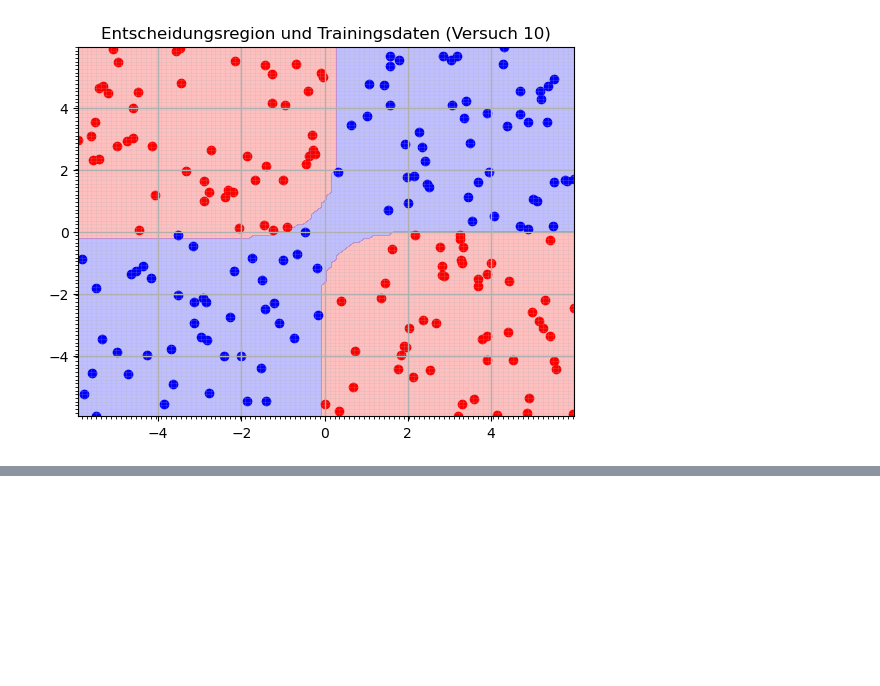
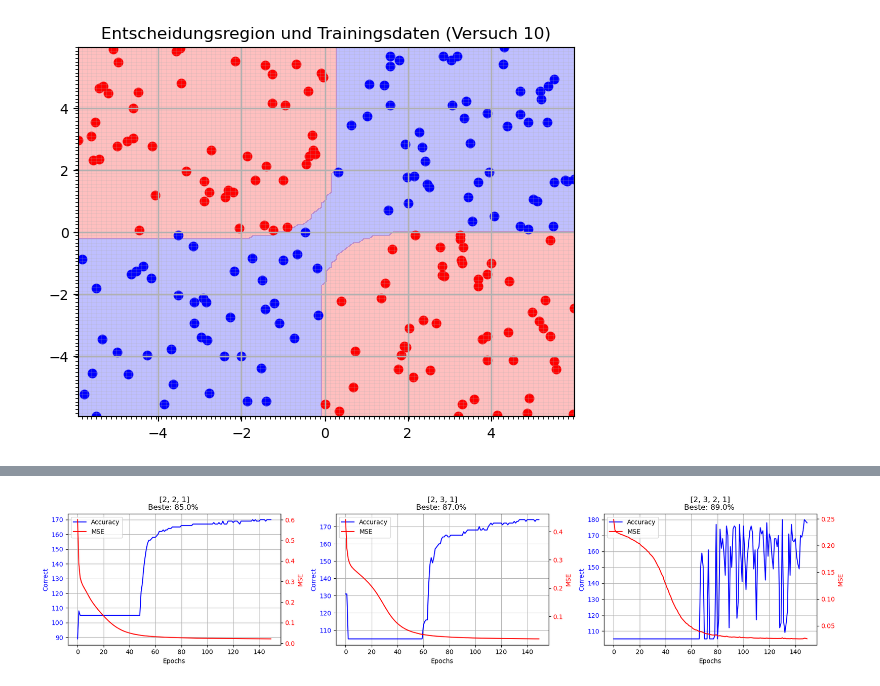
Before and after one commit to PhilNeu13/msi-dl, a Jupyter notebook: Exercise-1/03-mlp-tanh.ipynb, the cells around one changed output, grey strips where cells are left out. Saved outputs shown, nothing was run; the diff lists cells and outputs as text; code cells hidden in the pictures; blank space fills up the shorter version.

```diff
--- a/Exercise-1/03-mlp-tanh.ipynb
+++ b/Exercise-1/03-mlp-tanh.ipynb
@@ -296,7 +296,7 @@ for k, (X_train, y_train) in enumerate(all_trains):
             ypred = feedforward(a0).flatten()[0] # Entscheidungsfunktion
             Z[i, j] = ypred
 
-    Z_cls = (Z > 0.5).astype(int)
+    Z_cls = (Z > 0).astype(int)
     ax.contourf(xx, yy, Z_cls,
                 levels=[-0.5, 0.5, 1.5],
                 colors=["red", "blue"],
@@ -334,0 +452,38 @@ for k, (X_train, y_train) in enumerate(all_trains):
+# %%
+# Plot learning curves for the BEST run of each architecture
+fig, axes = plt.subplots(1, 3, figsize=(18, 4))
+
+for idx, result in enumerate(results):
+    arch = result['architecture']
+    best = result['best_result']
+    acc_val = best['acc_val']
+    mse = best['mse']
+
+    # Plot accuracy
+    ax = axes[idx]
+    ax2 = ax.twinx()
+
+    x_plt = np.arange(0, epochs)
+    line1 = ax.plot(x_plt, acc_val, 'b-', label='Accuracy')
+    line2 = ax2.plot(x_plt, mse, 'r-', label='MSE')
+
+    ax.set_xlabel('Epochs')
+    ax.set_ylabel('Correct', color='b')
+    ax2.set_ylabel('MSE', color='r')
+    ax.tick_params(axis='y', labelcolor='b')
+    ax2.tick_params(axis='y', labelcolor='r')
+    ax.grid()
+
+    avg_acc = result['avg_acc']
+    std_acc = result['std_acc']
+    ax.set_title(f'{arch}\nBeste: {100*best["final_acc"]/len(y2):.1f}% ')
+
+    # Add legend
+    lines = line1 + line2
+    labels = [l.get_label() for l in lines]
+    ax.legend(lines, labels, loc='upper left')
+
+plt.tight_layout()
+plt.show()
+# %% [output]
+[figure, added]
```
Also changed, not shown: parts of 4 cells of this notebook.
